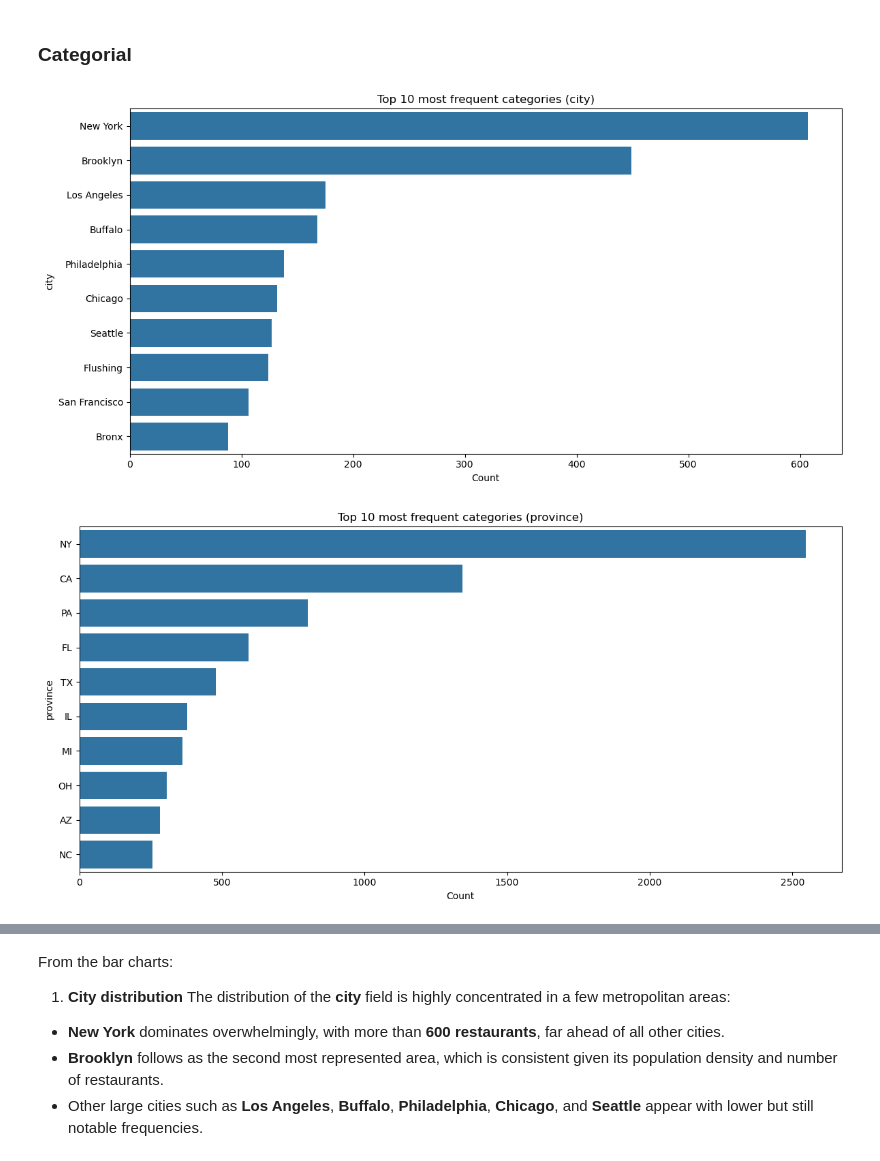
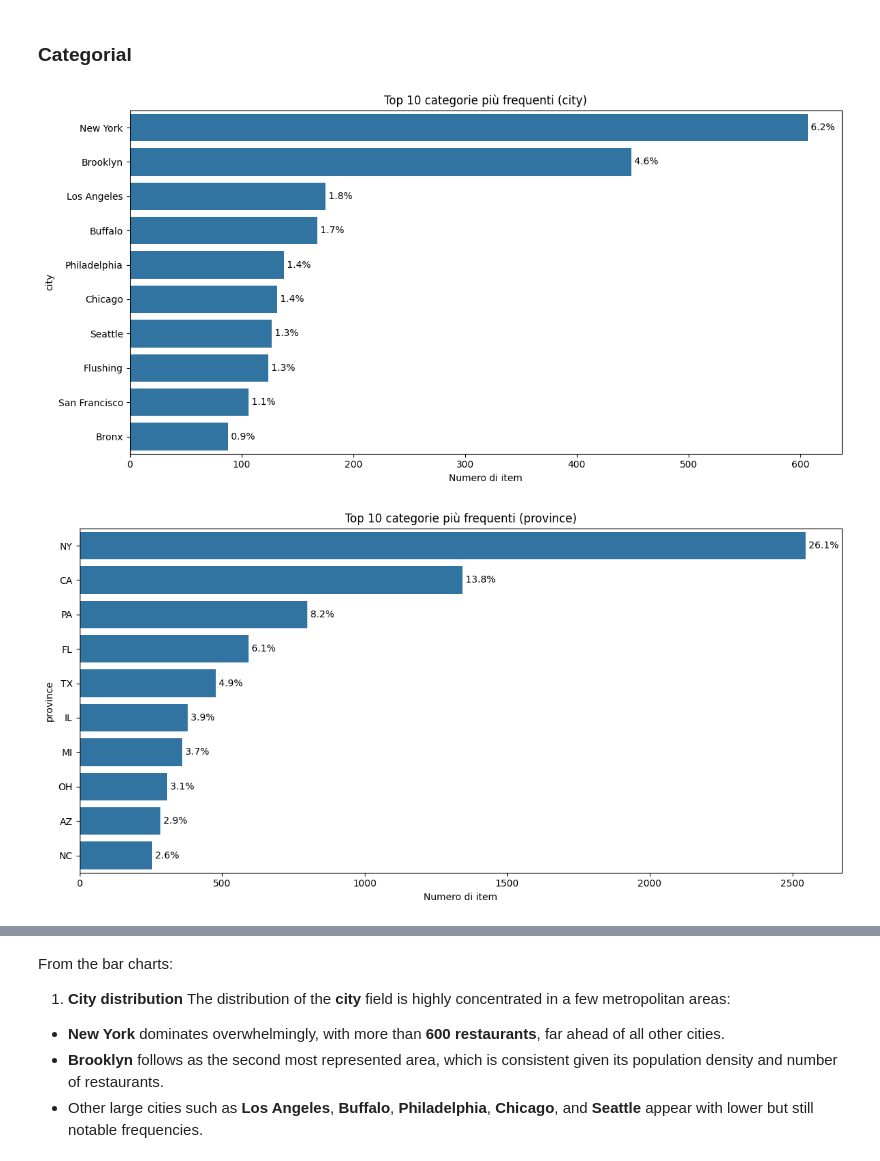
Before and after one commit to emanuelegaliano/Fundamentals-of-Data-Analysis, a Jupyter notebook: progetto.ipynb, the cells around one changed output, grey strips where cells are left out. Saved outputs shown, nothing was run; the diff lists cells and outputs as text; code cells hidden in the pictures.

Commit message:
Percentage on univariate categorial analysis.

```diff
--- a/progetto.ipynb
+++ b/progetto.ipynb
@@ -928,36 +928,52 @@ From this plots we can conclude that:
 categorical = [
     'city',
     'province',
     'menus.cleanedNames'
 ]
 
 top_n = 10
 
 for col in categorical:
     if col not in df.columns:
         print(f"Column '{col}' not in DataFrame, skipping.")
         continue
 
     series = df[col].dropna()
 
     # Exclude "OTHER" only for menus.cleanedNames
     if col == "menus.cleanedNames":
         series = series[series != "OTHER"]
 
     counts = series.value_counts().head(top_n)
+    total = series.shape[0]
+    percentages = (counts / total * 100).round(1)
+
+    plot_df = counts.reset_index()
+    plot_df.columns = [col, "count"]
+    plot_df["percentage"] = percentages.values
 
     plt.figure(figsize=(12, 6))
     ax = sns.barplot(
-        x=counts.values,
-        y=counts.index,
+        data=plot_df,
+        x="count",
+        y=col,
         orient="h"
     )
 
-    ax.set_xlabel("Count")
+    # aggiungo etichette con percentuale
+    for i, row in plot_df.iterrows():
+        ax.text(
+            row["count"],
+            i,
+            f" {row['percentage']}%",
+            va="center"
+        )
+
+    ax.set_xlabel("Numero di item")
     ax.set_ylabel(col)
-    ax.set_title(f"Top {top_n} most frequent categories ({col})")
+    ax.set_title(f"Top {top_n} categorie più frequenti ({col})")
     plt.tight_layout()
     plt.show()
 # %% [output]
-[figure, old version]
+[figure, new version]
-[figure, old version]
+[figure, new version]
```
Also changed, not shown: parts of 12 cells of this notebook.
